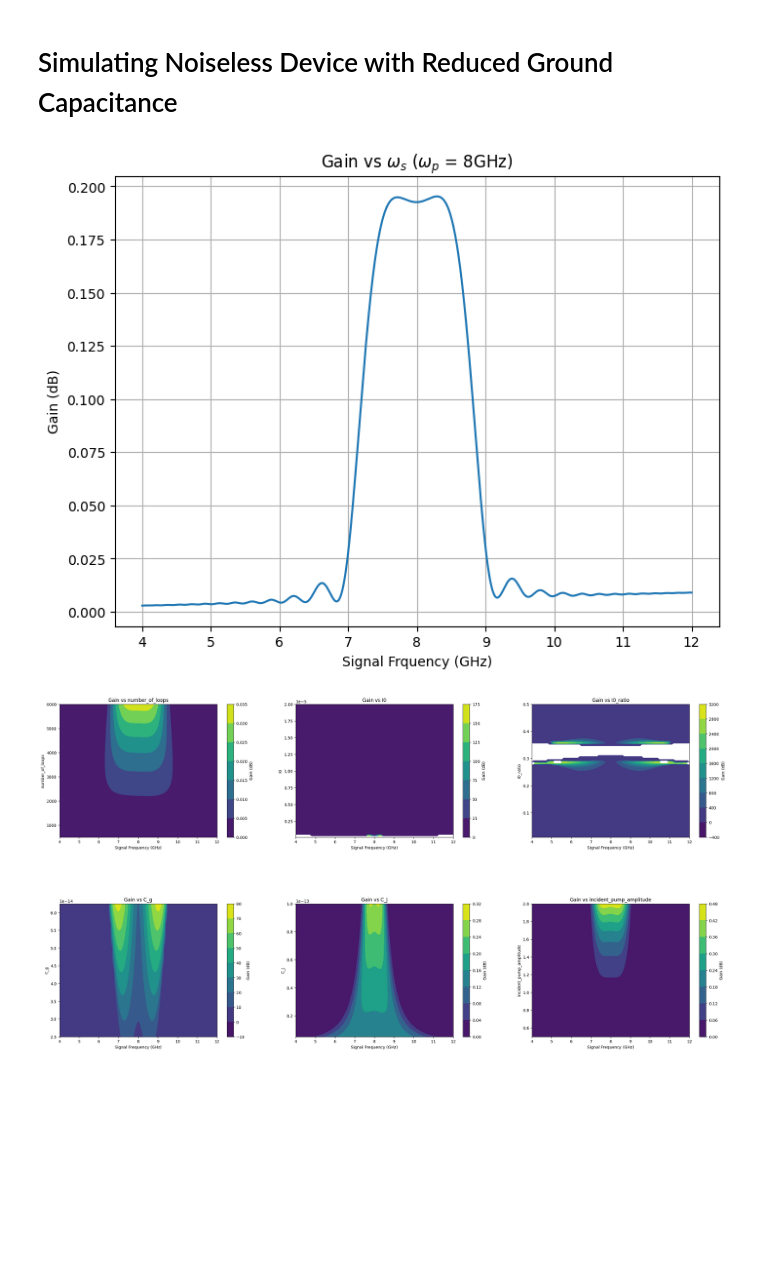
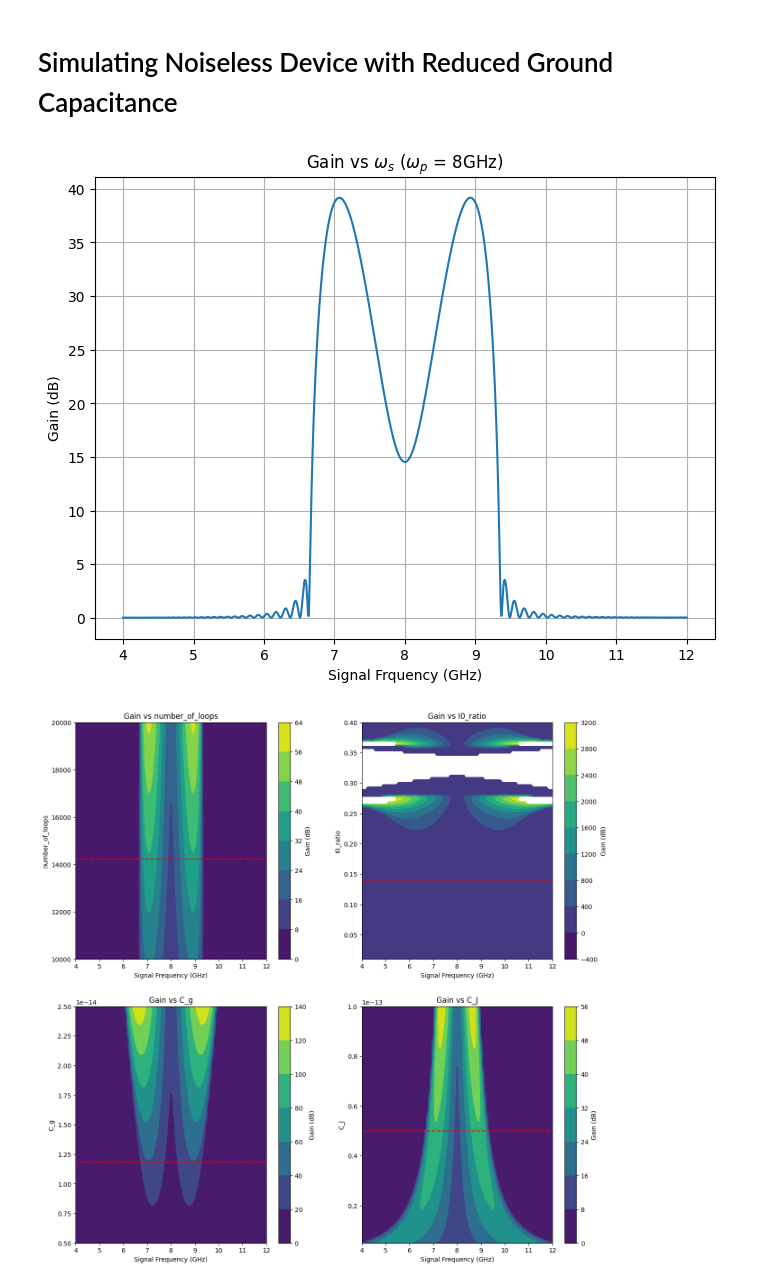
Before and after one commit to eliaslehman/AQT, a Jupyter notebook: Reverse Kerr Simulation.ipynb, the cells around one changed output. Drawn from its saved outputs; the diff is of its cells as text; code cells hidden in the pictures; blank space fills up the shorter version.

```diff
--- a/Reverse Kerr Simulation.ipynb
+++ b/Reverse Kerr Simulation.ipynb
@@ -699,11 +699,11 @@ original_params = {
     'pump_frequency': 8,
     'incident_pump_amplitude': 1.6,
     'loss_tangent': -1e-6,
-    'number_of_loops': 15000,
+    'number_of_loops': 14217,
     'size_of_one_loop': 4e-6,
     'I0': 2.19e-6,
-    'I0_ratio': 0.07,
-    'C_g': 5e-15,
+    'I0_ratio': 0.14,
+    'C_g': 11.8e-15,
     'C_J': 50e-15
 }
 
@@ -727,52 +727,51 @@ plt.show()
 
 # Define the parameter ranges to explore
 pump_frequencies = [8]  # Keep pump frequency constant
-incident_pump_amplitudes = np.linspace(0.5, 2.0, 100)
-loss_tangents = np.linspace(-5e-5, -2e-6, 100)
-number_of_loops_values = np.linspace(500, 6000, 100)
-size_of_one_loop_values = np.linspace(2e-6, 6e-6, 100)
-I0_values = np.linspace(2e-5, 1e-7, 100)
-I0_ratio_values = np.linspace(0.01, 0.5, 100)
+number_of_loops_values = np.linspace(10000, 20000, 100)
+I0_ratio_values = np.linspace(0.01, 0.4, 100)
 C_J_values = np.linspace(5e-15, 100e-15, 100)
-C_g_values = np.linspace(25e-15, 250e-15/4, 100)
+C_g_values = np.linspace(5e-15, 25e-15, 100)
 
 # Create a subplot grid
-fig, axes = plt.subplots(2, 3, figsize=(30, 15))
-fig.subplots_adjust(hspace=0.5)
+fig, axes = plt.subplots(2, 2, figsize=(15, 15))
+fig.subplots_adjust(hspace=0.2)
 
 # Vary different parameters and plot gain maps
 for ax, param_values, param_name in zip(axes.flatten(),
-                                       [number_of_loops_values, I0_values, I0_ratio_values, C_g_values, C_J_values, incident_pump_amplitudes, loss_tangents],
-                                       ['number_of_loops', 'I0', 'I0_ratio', 'C_g', 'C_J', 'incident_pump_amplitude',  'loss_tangent']):
+                                       [number_of_loops_values, I0_ratio_values, C_g_values, C_J_values],
+                                       ['number_of_loops', 'I0_ratio', 'C_g', 'C_J']):
     gains = []
     for param_value in param_values:
         # Create a copy of sim_original for each iteration
         sim_copy = copy.deepcopy(sim_original)
 
         # Set the parameter value in the simulation copy
         setattr(sim_copy, param_name, param_value)
         sim_copy.calculate_loop_parameters()  # Recalculate loop parameters if needed
         omega_s_range = np.linspace(4, 12, 100)
         gain_values = sim_copy.gain_vs_freq(omega_s_range)
         gains.append(gain_values)
 
     # Create a contour plot for the gain map
     X, Y = np.meshgrid(omega_s_range, param_values)
     gains = np.array(gains)
     contour = ax.contourf(X, Y, gains, cmap='viridis')
     ax.set_xlabel('Signal Frequency (GHz)')
     ax.set_ylabel(param_name)
     ax.set_title(f'Gain vs {param_name}')
 
+    # Add horizontal line at value used in simulation
+    ax.axhline(original_params[param_name], color='red', linestyle='--', label='Simulation Value')
+
     # Add colorbar legend
     cbar = plt.colorbar(contour, ax=ax)
     cbar.set_label('Gain (dB)')
 
 # Show the plots
 plt.show()
 # %% [output]
-[figure, old version]
+[figure, new version]
-[figure, old version]
+[figure, new version]
 # %%
 sim = dispersion_in_JJ_metamaterial()
 sim.pump_frequency = 8				# in GHz
```
Also changed, not shown: parts of 1 cell of this notebook, 8 other files.
